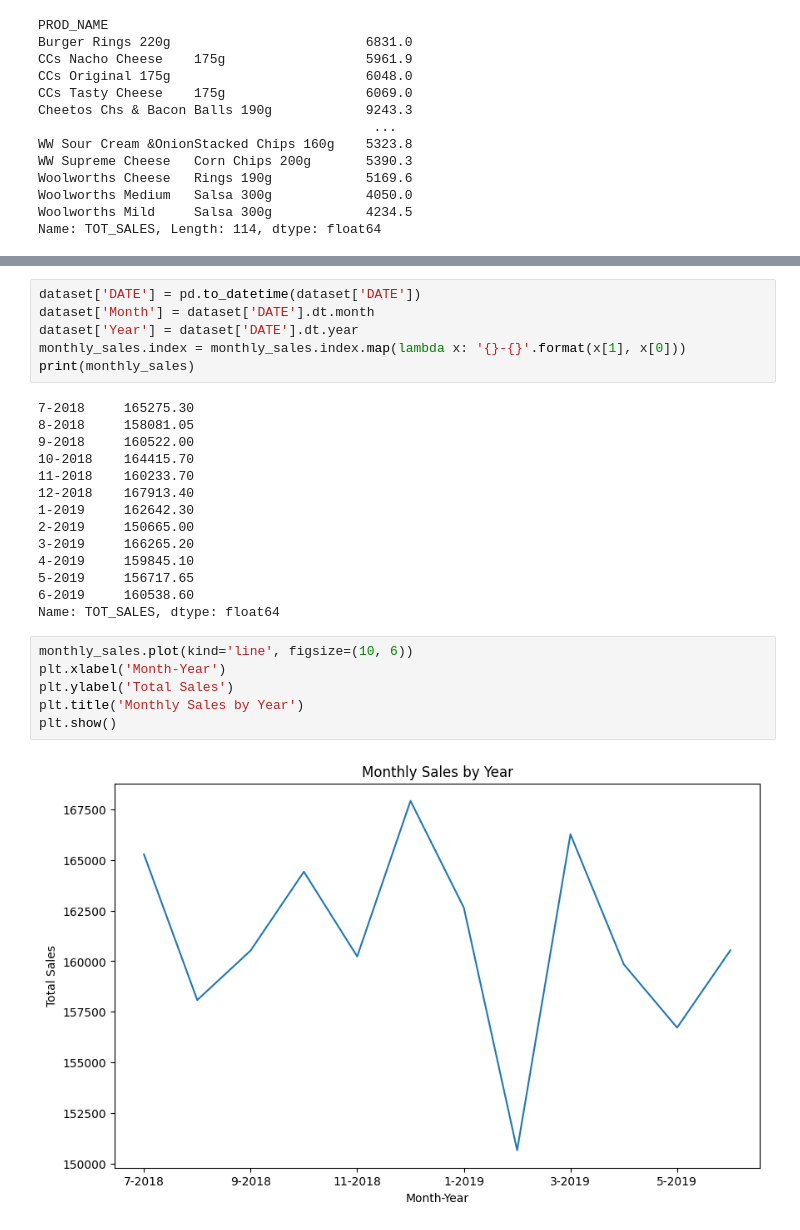
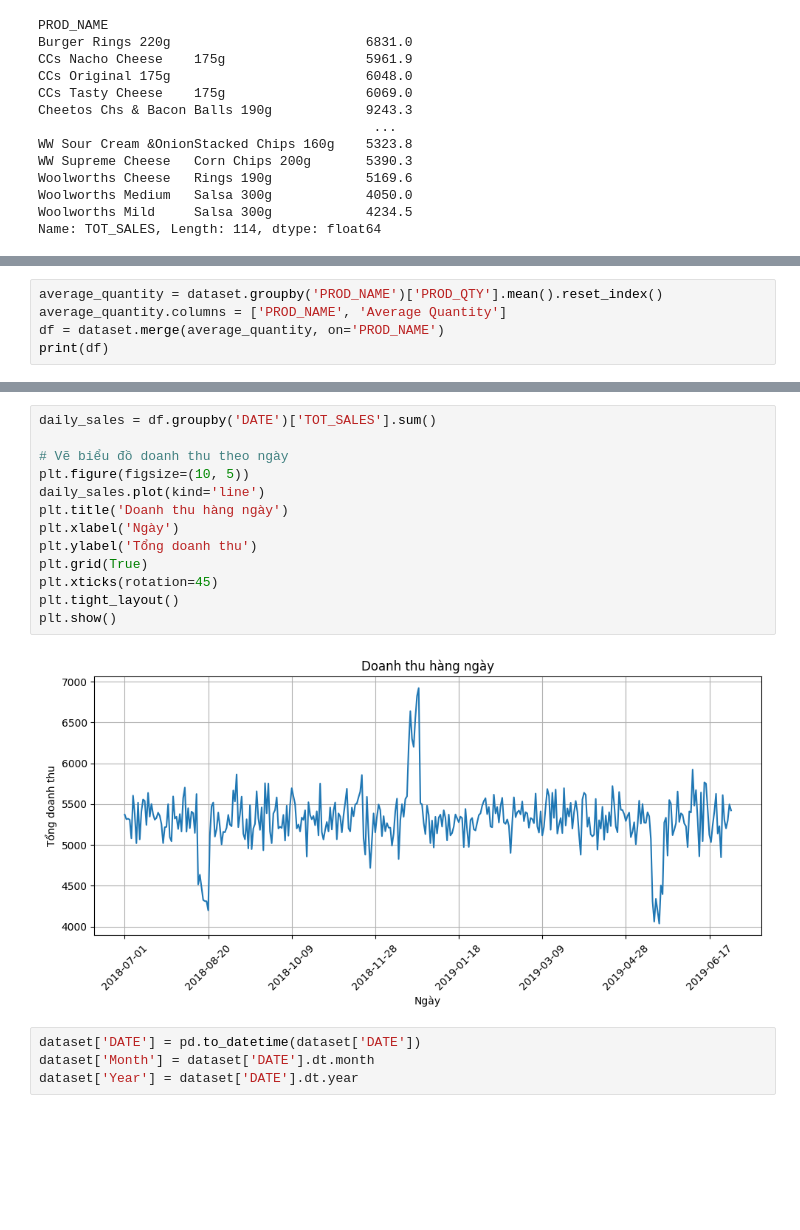
Before and after one commit to Skyoss1/Data-Analyst-Quantium, a Jupyter notebook: Quantium-task2.ipynb, the cells around one changed output, grey strips where cells are left out. Drawn from its saved outputs; the diff is of its cells as text; blank space fills up the shorter version.

```diff
--- a/Quantium-task2.ipynb
+++ b/Quantium-task2.ipynb
@@ -82,0 +91,5 @@ Name: TOT_SALES, Length: 364, dtype: float64
+# %%
+average_quantity = dataset.groupby('PROD_NAME')['PROD_QTY'].mean().reset_index()
+average_quantity.columns = ['PROD_NAME', 'Average Quantity']
+df = dataset.merge(average_quantity, on='PROD_NAME')
+print(df)
@@ -83,28 +180,19 @@ Name: TOT_SALES, Length: 364, dtype: float64
+# %%
+daily_sales = df.groupby('DATE')['TOT_SALES'].sum()
+
+# Vẽ biểu đồ doanh thu theo ngày
+plt.figure(figsize=(10, 5))
+daily_sales.plot(kind='line')
+plt.title('Doanh thu hàng ngày')
+plt.xlabel('Ngày')
+plt.ylabel('Tổng doanh thu')
+plt.grid(True)
+plt.xticks(rotation=45)
+plt.tight_layout()
+plt.show()
+# %% [output]
+[figure, added]
 # %%
 dataset['DATE'] = pd.to_datetime(dataset['DATE'])
 dataset['Month'] = dataset['DATE'].dt.month
 dataset['Year'] = dataset['DATE'].dt.year
-monthly_sales.index = monthly_sales.index.map(lambda x: '{}-{}'.format(x[1], x[0]))
-print(monthly_sales)
-# %% [output]
-7-2018     165275.30
-8-2018     158081.05
-9-2018     160522.00
-10-2018    164415.70
-11-2018    160233.70
-12-2018    167913.40
-1-2019     162642.30
-2-2019     150665.00
-3-2019     166265.20
-4-2019     159845.10
-5-2019     156717.65
-6-2019     160538.60
-Name: TOT_SALES, dtype: float64
-# %%
-monthly_sales.plot(kind='line', figsize=(10, 6))
-plt.xlabel('Month-Year')
-plt.ylabel('Total Sales')
-plt.title('Monthly Sales by Year')
-plt.show()
-# %% [output]
-[figure, removed]
```
Also changed, not shown: parts of 17 cells of this notebook.
